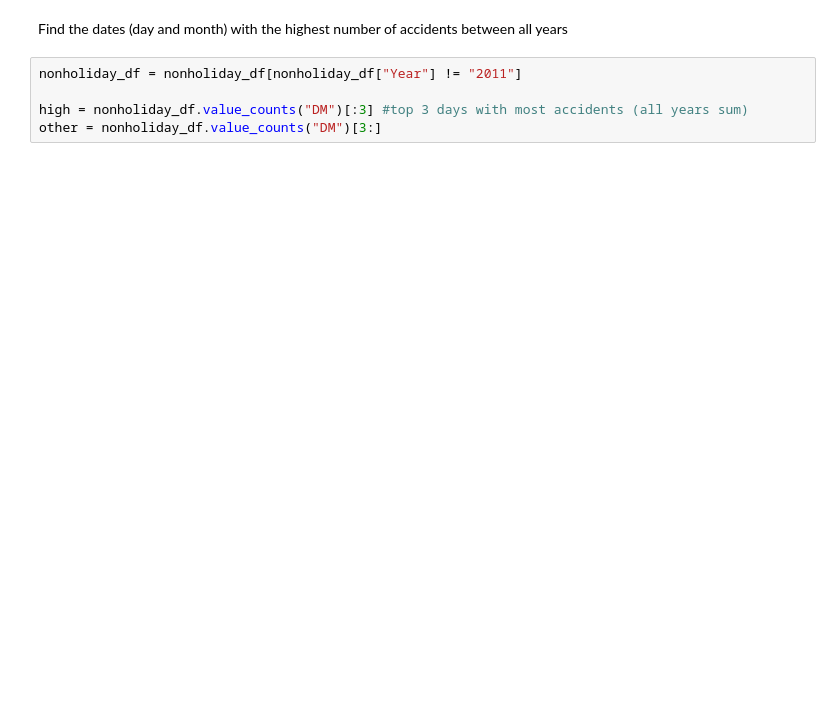
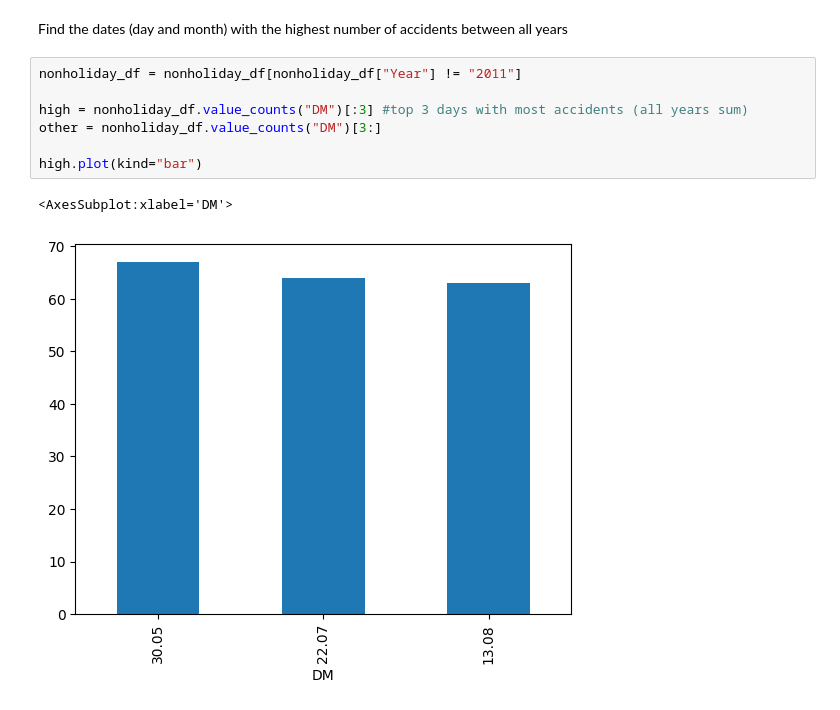
Before and after one commit to gCoreByte/car-accidents-in-estonia, a Jupyter notebook: Goal1_clan.ipynb, the cells around one changed output. Cells and saved outputs as stored; diff of their text form; blank space fills up the shorter version.

```diff
--- a/Goal1_clan.ipynb
+++ b/Goal1_clan.ipynb
@@ -386,5 +386,10 @@ Find the dates (day and month) with the highest number of accidents between all
 # %%
 nonholiday_df = nonholiday_df[nonholiday_df["Year"] != "2011"]
 
 high = nonholiday_df.value_counts("DM")[:3] #top 3 days with most accidents (all years sum)
 other = nonholiday_df.value_counts("DM")[3:]
+
+high.plot(kind="bar")
+# %% [output]
+<AxesSubplot:xlabel='DM'>
+[figure, added]
```
Also changed, not shown: parts of 2 cells of this notebook.
